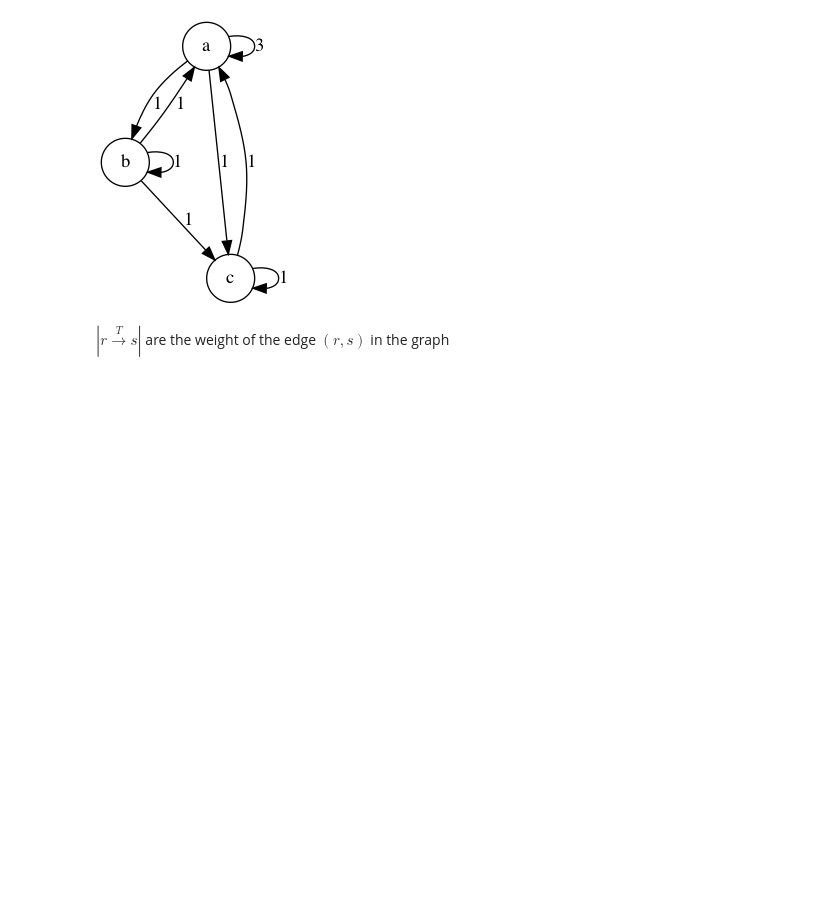
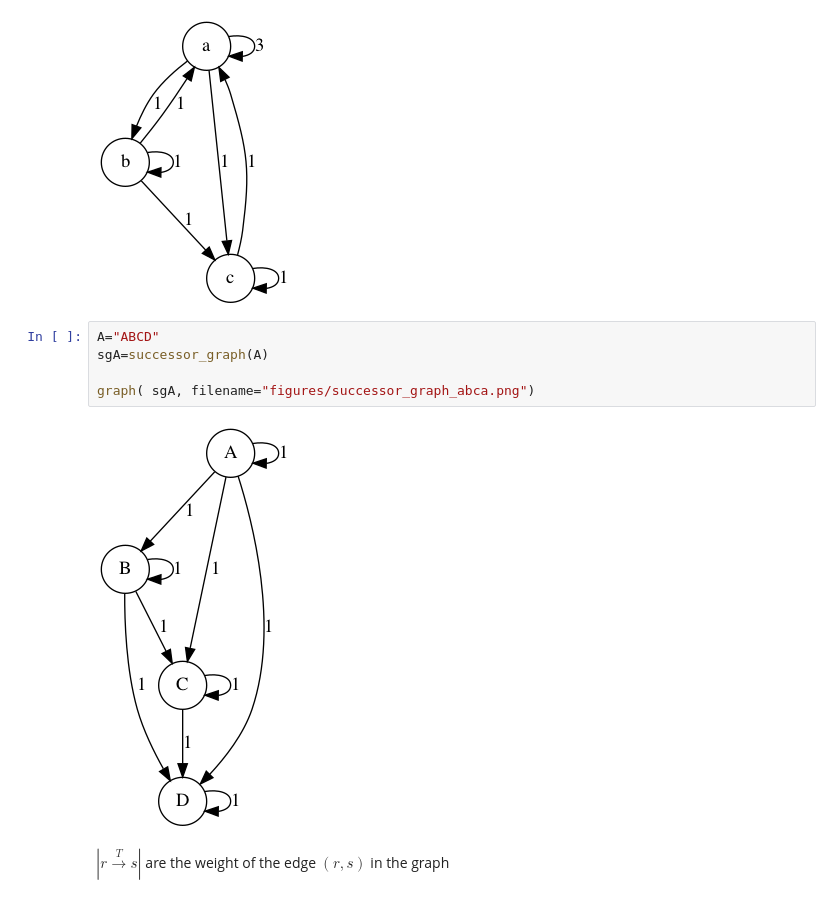
Before and after one commit to jpgil/logdelay, a Jupyter notebook: notebooks/section-2-paths-invariants/Successor Graphs.ipynb, the cells around one changed output. Cells and saved outputs as stored; diff of their text form; blank space fills up the shorter version.

```diff
--- a/notebooks/section-2-paths-invariants/Successor Graphs.ipynb
+++ b/notebooks/section-2-paths-invariants/Successor Graphs.ipynb
@@ -20,6 +20,13 @@ sgA=successor_graph(A)
 graph( sgA, filename="figures/successor_graph_abca.png")
 # %% [output]
 [figure]
+# %%
+A="ABCD"
+sgA=successor_graph(A)
+
+graph( sgA, filename="figures/successor_graph_abca.png")
+# %% [output]
+[figure, added]
 # %% [markdown]
 $|r \overset{T}{\rightarrow} s|$ are the weight of the edge $(r,s)$ in the graph
 # %%
```
Also changed, not shown: 3 other files.
